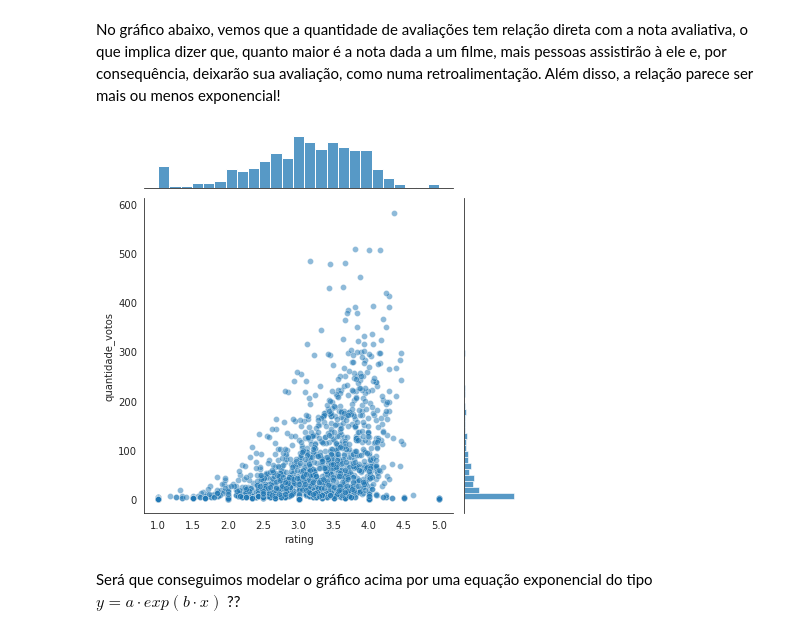
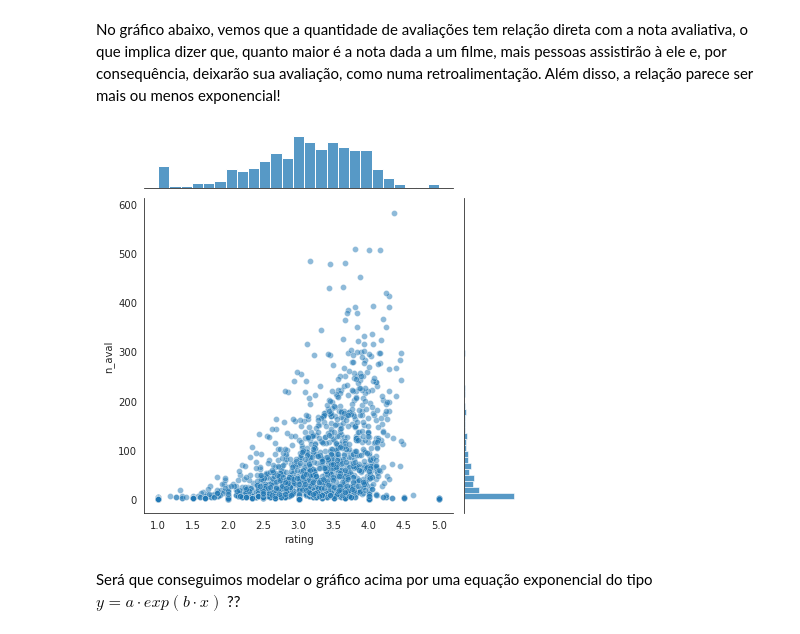
Before and after one commit to purificacao/Recommender_systems_MovieLens, a Jupyter notebook: recommeder_systems_case_study.ipynb, the cells around one changed output. Saved outputs shown, nothing was run; the diff lists cells and outputs as text; code cells hidden in the pictures.

```diff
--- a/recommeder_systems_case_study.ipynb
+++ b/recommeder_systems_case_study.ipynb
@@ -148,4 +148,4 @@ aval.head()
 # %%
-aval['quantidade_votos'] = df.groupby('title').rating.count()
+aval['n_aval'] = df.groupby('title').rating.count()
 aval.head()
 # %% [output]
@@ -227,9 +227,9 @@ print(f'{len(filmes_unique_rating)} filmes, equivalente a {round(len(filmes_uniq
 # %% [markdown]
 No gráfico abaixo, vemos que a quantidade de avaliações tem relação direta com a nota avaliativa, o que implica dizer que, quanto maior é a nota dada a um filme, mais pessoas assistirão à ele e, por consequência, deixarão sua avaliação, como numa retroalimentação. Além disso, a relação parece ser mais ou menos exponencial!
 # %%
-sns.jointplot(x='rating',y='quantidade_votos', data=aval,alpha=0.5);
+sns.jointplot(x='rating',y='n_aval', data=aval,alpha=0.5);
 # %% [output]
-[figure, old version]
+[figure, new version]
 # %% [markdown]
 Será que conseguimos modelar o gráfico acima por uma equação exponencial do tipo ${y = a\cdot exp(b \cdot x)}$ ??
 # %%
```
Also changed, not shown: parts of 27 cells of this notebook.
